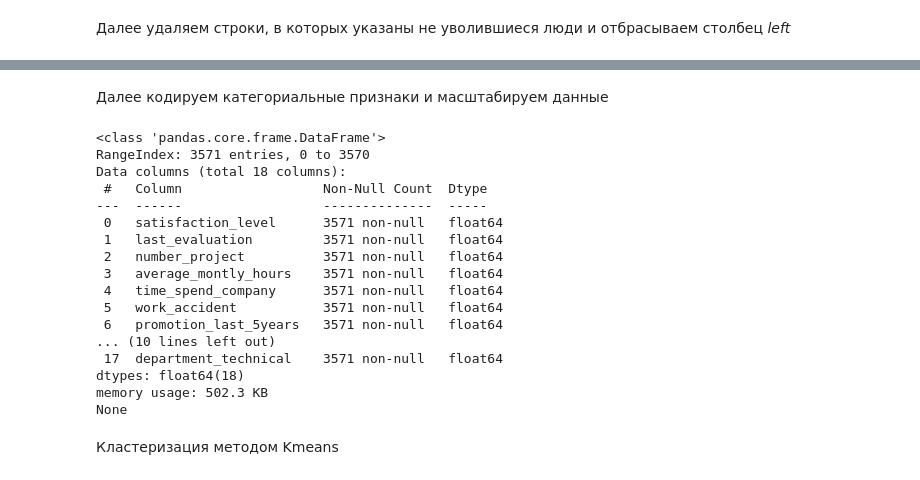
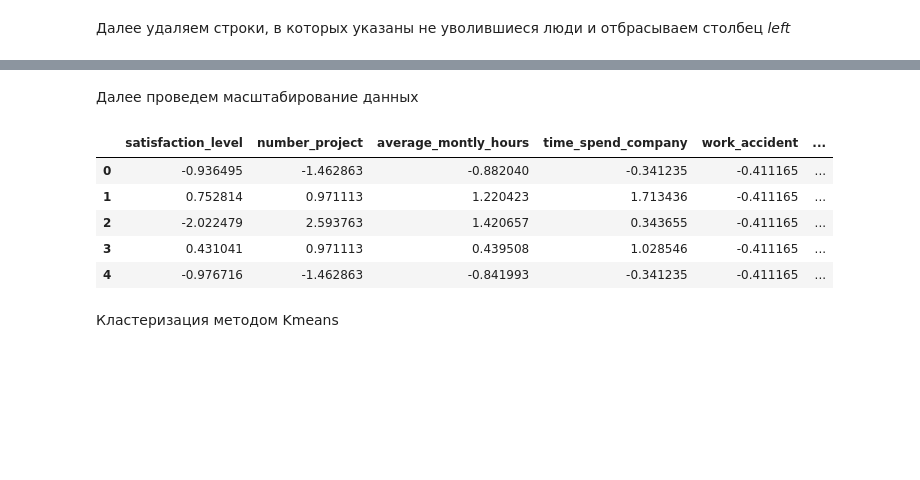
Before and after one commit to Winnie-the-Pooh2019/ai-l2.2.3, a Jupyter notebook: main.ipynb, the cells around one changed output, grey strips where cells are left out. Saved outputs shown, nothing was run; the diff lists cells and outputs as text; code cells hidden in the pictures; blank space fills up the shorter version.

```diff
--- a/main.ipynb
+++ b/main.ipynb
@@ -153,34 +155,20 @@ memory usage: 279.0+ KB
-# %% [markdown]
-Далее кодируем категориальные признаки и масштабируем данные
-# %%
-X_encoded = pd.get_dummies(X, columns=['department'])
-
-ord_encoder = OrdinalEncoder()
-ord_encoder.fit(X[['salary']])
-X_encoded[['salary']] = ord_encoder.fit_transform(X_encoded[['salary']])
-
-scaler = StandardScaler()
-X_scaled = pd.DataFrame(scaler.fit_transform(X_encoded), columns=X_encoded.columns)
-
-print(X_scaled.info())
-# %% [output]
-<class 'pandas.core.frame.DataFrame'>
-RangeIndex: 3571 entries, 0 to 3570
-Data columns (total 18 columns):
- #   Column                  Non-Null Count  Dtype
----  ------                  --------------  -----
- 0   satisfaction_level      3571 non-null   float64
- 1   last_evaluation         3571 non-null   float64
- 2   number_project          3571 non-null   float64
- 3   average_montly_hours    3571 non-null   float64
- 4   time_spend_company      3571 non-null   float64
- 5   work_accident           3571 non-null   float64
- 6   promotion_last_5years   3571 non-null   float64
-... (10 lines left out)
- 17  department_technical    3571 non-null   float64
-dtypes: float64(18)
-memory usage: 502.3 KB
-None
+# %% [markdown]
+Далее проведем масштабирование данных
+# %%
+scaler = StandardScaler()
+scaler.fit(X)
+X_scaled = scaler.transform(X)
+
+X_scaled = pd.DataFrame(X_scaled, columns=X.columns)
+
+X_scaled.head()
+# %% [output]
+|  | satisfaction_level | number_project | average_montly_hours | time_spend_company | work_accident | ... |
+| 0 | -0.936495 | -1.462863 | -0.882040 | -0.341235 | -0.411165 | ... |
+| 1 | 0.752814 | 0.971113 | 1.220423 | 1.713436 | -0.411165 | ... |
+| 2 | -2.022479 | 2.593763 | 1.420657 | 0.343655 | -0.411165 | ... |
+| 3 | 0.431041 | 0.971113 | 0.439508 | 1.028546 | -0.411165 | ... |
+| 4 | -0.976716 | -1.462863 | -0.841993 | -0.341235 | -0.411165 | ... |
 # %% [markdown]
 Кластеризация методом Kmeans
 # %%
```
Also changed, not shown: parts of 14 cells of this notebook.
